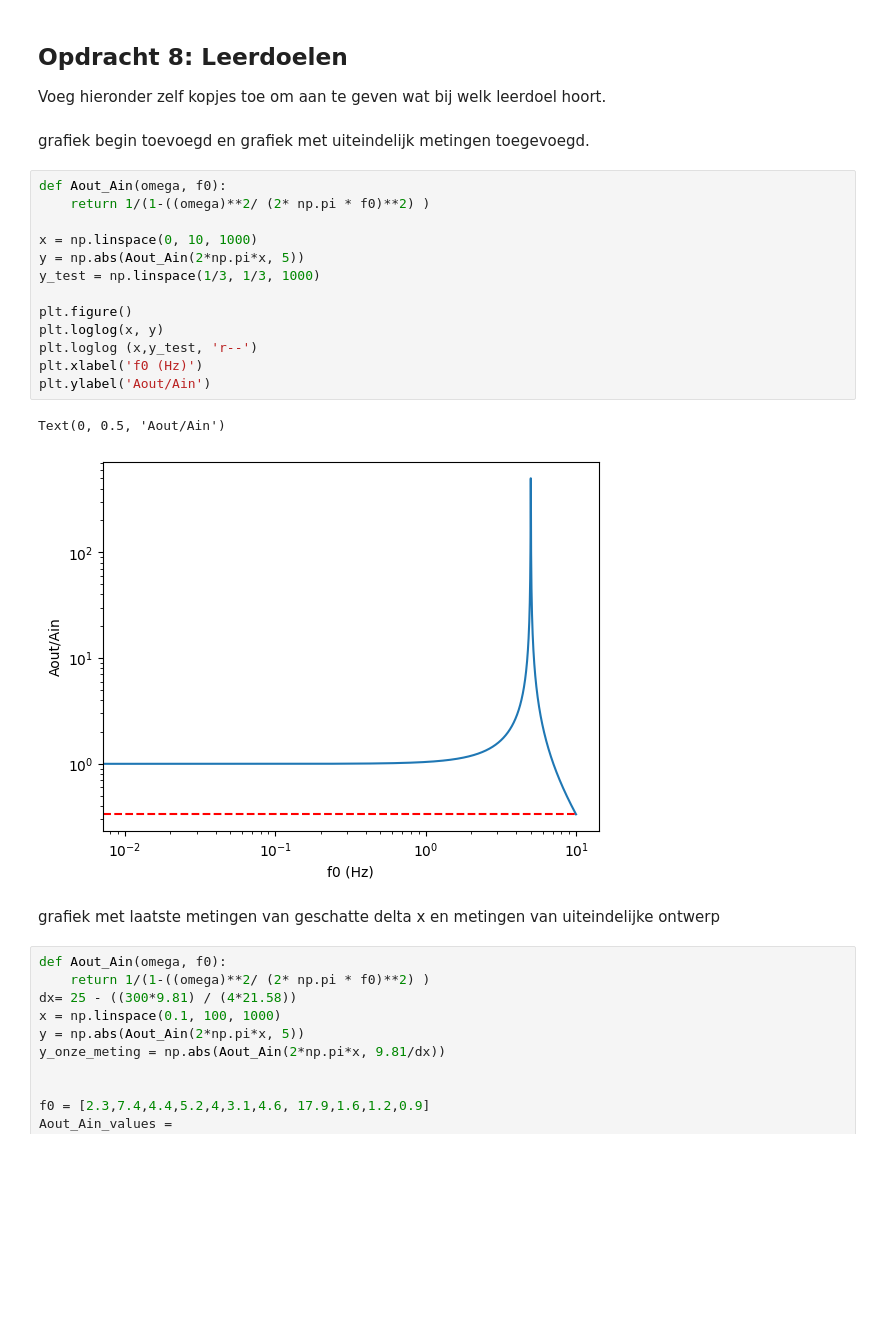
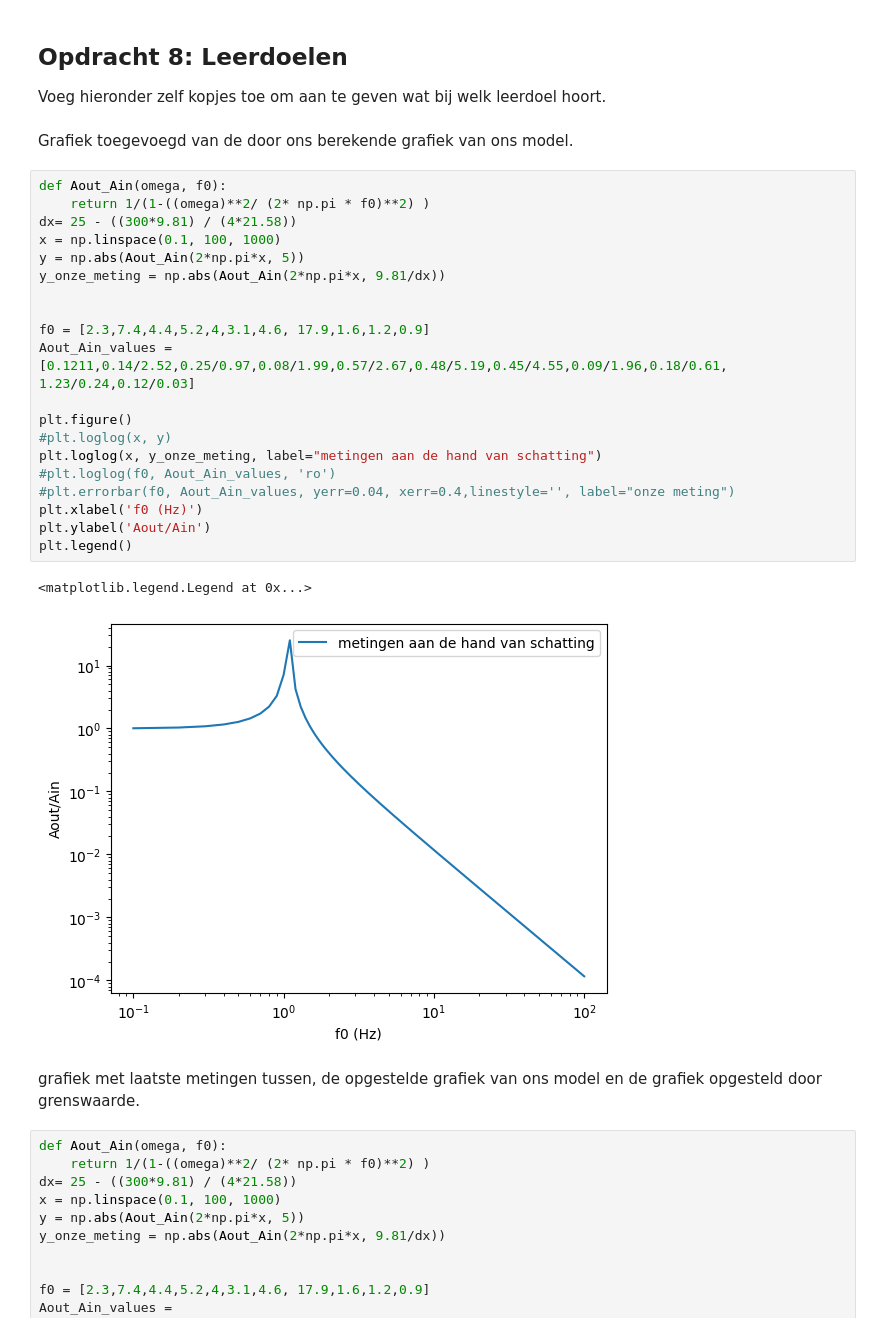
Before and after one commit to owenvanderwal/opdrachten-DEF-D, a Jupyter notebook: FysiekeOntwerpopdrachten/5MaakEenOpstellingTrillingsvrij/Ontwerpopdracht5MaakEenOpstellingTrillingsvrijInvulTemplate.ipynb, the cells around one changed output. Drawn from its saved outputs; the diff is of its cells as text; blank space fills up the shorter version.

```diff
--- a/FysiekeOntwerpopdrachten/5MaakEenOpstellingTrillingsvrij/Ontwerpopdracht5MaakEenOpstellingTrillingsvrijInvulTemplate.ipynb
+++ b/FysiekeOntwerpopdrachten/5MaakEenOpstellingTrillingsvrij/Ontwerpopdracht5MaakEenOpstellingTrillingsvrijInvulTemplate.ipynb
@@ -185,25 +186,32 @@ plt.legend()
 ## Opdracht 8: Leerdoelen
 Voeg hieronder zelf kopjes toe om aan te geven wat bij welk leerdoel hoort.
 # %% [markdown]
-grafiek begin toevoegd en grafiek met uiteindelijk metingen toegevoegd.
+Grafiek toegevoegd van de door ons berekende grafiek van ons model.
 # %%
 def Aout_Ain(omega, f0):
     return 1/(1-((omega)**2/ (2* np.pi * f0)**2) )
+dx= 25 - ((300*9.81) / (4*21.58))
+x = np.linspace(0.1, 100, 1000)
+y = np.abs(Aout_Ain(2*np.pi*x, 5))
+y_onze_meting = np.abs(Aout_Ain(2*np.pi*x, 9.81/dx))
 
-x = np.linspace(0, 10, 1000)
-y = np.abs(Aout_Ain(2*np.pi*x, 5))
-y_test = np.linspace(1/3, 1/3, 1000)
+
+f0 = [2.3,7.4,4.4,5.2,4,3.1,4.6, 17.9,1.6,1.2,0.9]
+Aout_Ain_values = [0.1211,0.14/2.52,0.25/0.97,0.08/1.99,0.57/2.67,0.48/5.19,0.45/4.55,0.09/1.96,0.18/0.61, 1.23/0.24,0.12/0.03]
 
 plt.figure()
-plt.loglog(x, y)
-plt.loglog (x,y_test, 'r--')
+#plt.loglog(x, y)
+plt.loglog(x, y_onze_meting, label="metingen aan de hand van schatting")
+#plt.loglog(f0, Aout_Ain_values, 'ro')
+#plt.errorbar(f0, Aout_Ain_values, yerr=0.04, xerr=0.4,linestyle='', label="onze meting")
 plt.xlabel('f0 (Hz)')
 plt.ylabel('Aout/Ain')
+plt.legend()
 # %% [output]
-Text(0, 0.5, 'Aout/Ain')
+<matplotlib.legend.Legend at 0x...>
-[figure, old version]
+[figure, new version]
 # %% [markdown]
-grafiek met laatste metingen van geschatte delta x en metingen van uiteindelijke ontwerp
+grafiek met laatste metingen tussen, de opgestelde grafiek van ons model en de grafiek opgesteld door grenswaarde.
 # %%
 def Aout_Ain(omega, f0):
     return 1/(1-((omega)**2/ (2* np.pi * f0)**2) )
```
Also changed, not shown: parts of 1 cell of this notebook.
